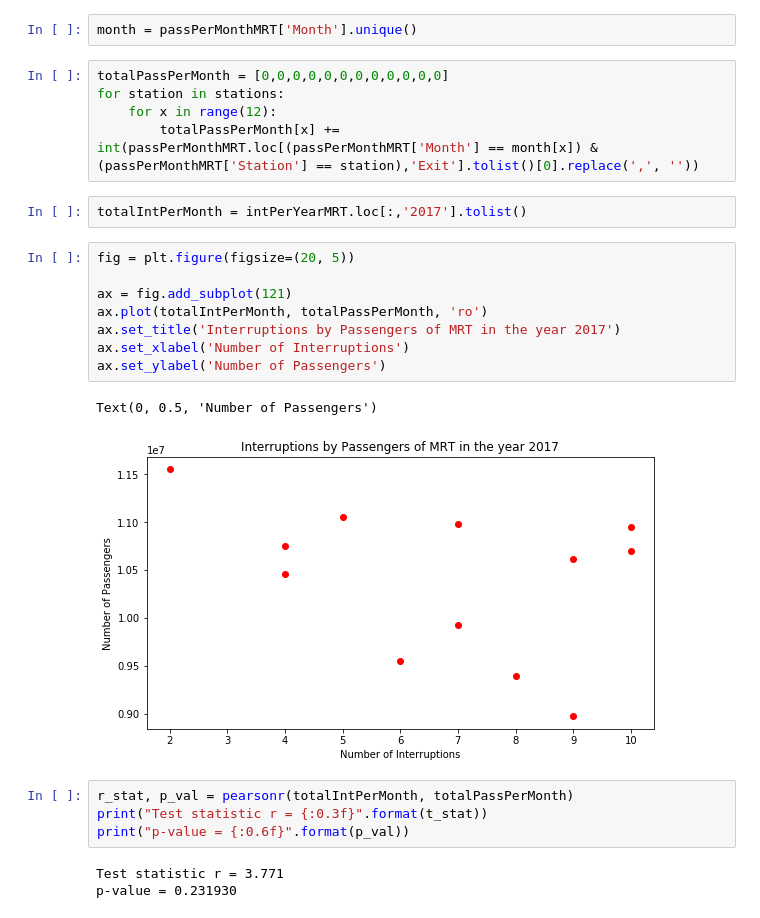
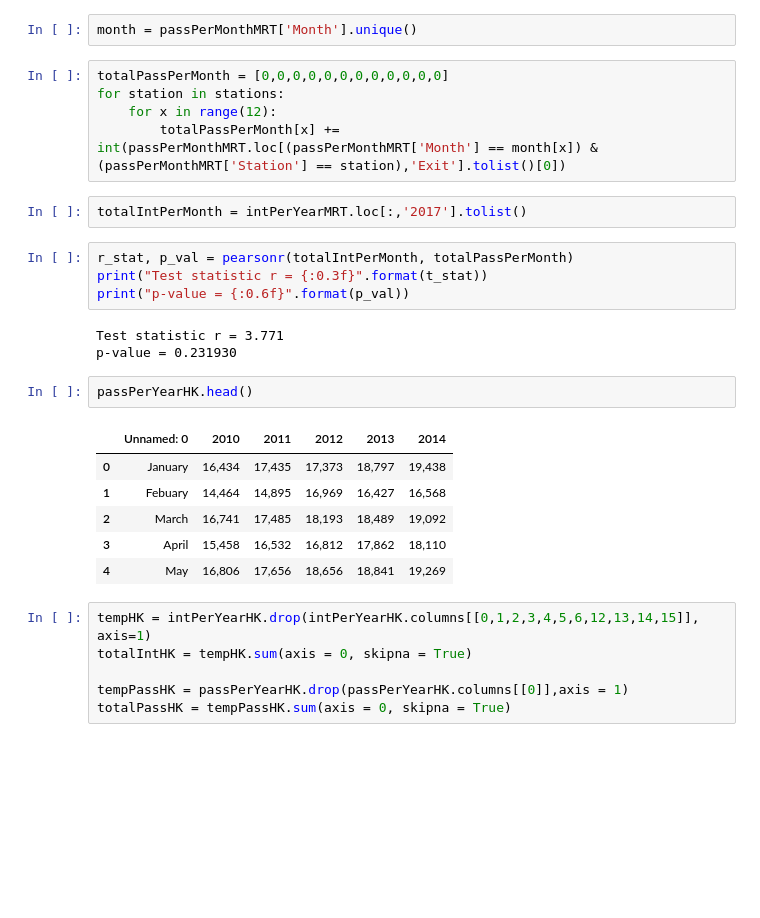
Before and after one commit to kylesantiago/-DATASCI-Final, a Jupyter notebook: [DATASCI] Final.ipynb, the cells around one changed output. Saved outputs shown, nothing was run; the diff lists cells and outputs as text; blank space fills up the shorter version.

```diff
--- a/[DATASCI] Final.ipynb
+++ b/[DATASCI] Final.ipynb
@@ -218,20 +225,9 @@ month = passPerMonthMRT['Month'].unique()
 totalPassPerMonth = [0,0,0,0,0,0,0,0,0,0,0,0]
 for station in stations:
     for x in range(12):
-        totalPassPerMonth[x] += int(passPerMonthMRT.loc[(passPerMonthMRT['Month'] == month[x]) & (passPerMonthMRT['Station'] == station),'Exit'].tolist()[0].replace(',', ''))
+        totalPassPerMonth[x] += int(passPerMonthMRT.loc[(passPerMonthMRT['Month'] == month[x]) & (passPerMonthMRT['Station'] == station),'Exit'].tolist()[0])
 # %%
 totalIntPerMonth = intPerYearMRT.loc[:,'2017'].tolist()
-# %%
-fig = plt.figure(figsize=(20, 5))
-
-ax = fig.add_subplot(121)
-ax.plot(totalIntPerMonth, totalPassPerMonth, 'ro')
-ax.set_title('Interruptions by Passengers of MRT in the year 2017')
-ax.set_xlabel('Number of Interruptions')
-ax.set_ylabel('Number of Passengers')
-# %% [output]
-Text(0, 0.5, 'Number of Passengers')
-[figure, removed]
 # %%
 r_stat, p_val = pearsonr(totalIntPerMonth, totalPassPerMonth)
 print("Test statistic r = {:0.3f}".format(t_stat))
@@ -239,3 +235,18 @@ print("p-value = {:0.6f}".format(p_val))
 # %% [output]
 Test statistic r = 3.771
 p-value = 0.231930
+# %%
+passPerYearHK.head()
+# %% [output]
+|  | Unnamed: 0 | 2010 | 2011 | 2012 | 2013 | 2014 |
+| 0 | January | 16,434 | 17,435 | 17,373 | 18,797 | 19,438 |
+| 1 | Febuary | 14,464 | 14,895 | 16,969 | 16,427 | 16,568 |
+| 2 | March | 16,741 | 17,485 | 18,193 | 18,489 | 19,092 |
+| 3 | April | 15,458 | 16,532 | 16,812 | 17,862 | 18,110 |
+| 4 | May | 16,806 | 17,656 | 18,656 | 18,841 | 19,269 |
+# %%
+tempHK = intPerYearHK.drop(intPerYearHK.columns[[0,1,2,3,4,5,6,12,13,14,15]], axis=1)
+totalIntHK = tempHK.sum(axis = 0, skipna = True)
+
+tempPassHK = passPerYearHK.drop(passPerYearHK.columns[[0]],axis = 1)
+totalPassHK = tempPassHK.sum(axis = 0, skipna = True)
```
Also changed, not shown: parts of 6 cells of this notebook, 2 other files.
